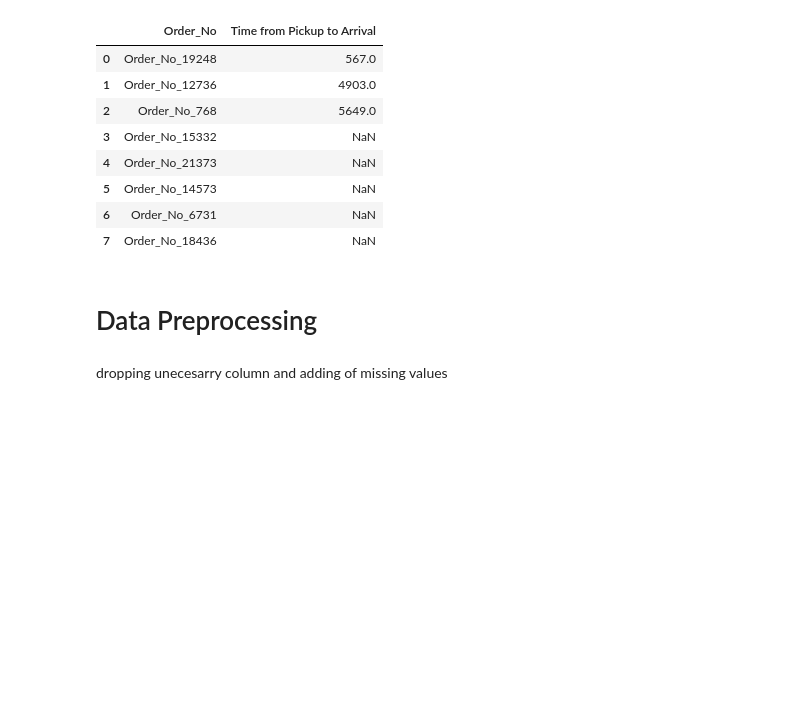
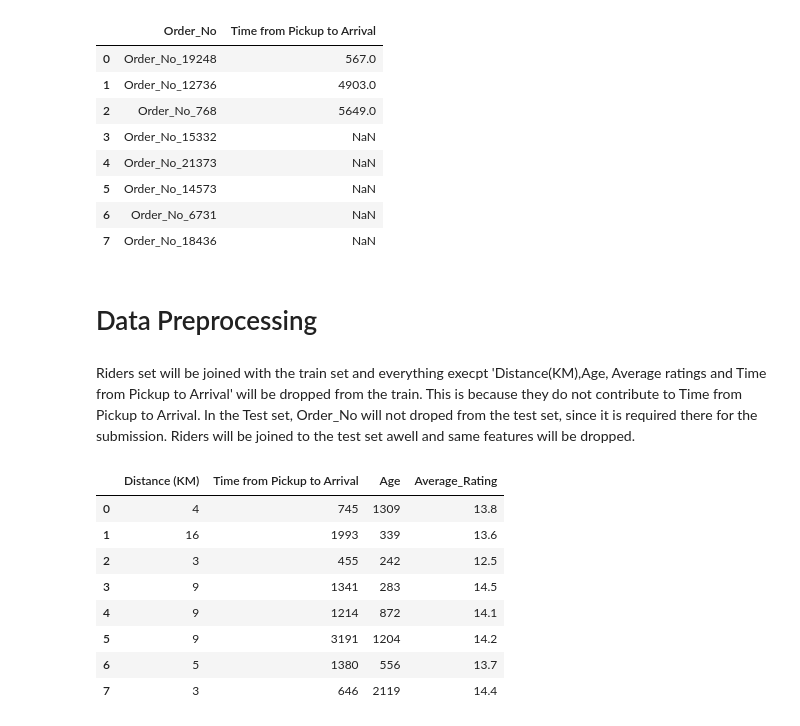
Before and after one commit to Team24-Regression/Regression_Predict_Package, a Jupyter notebook: regression_notebook.ipynb, the cells around one changed output. Cells and saved outputs as stored; diff of their text form; code cells hidden in the pictures; blank space fills up the shorter version.

```diff
--- a/regression_notebook.ipynb
+++ b/regression_notebook.ipynb
@@ -274,5 +274,31 @@ SampleSubmission_df.head(8)
 | 7 | Order_No_18436 | NaN |
 # %% [markdown]
 # Data Preprocessing
-# %% [markdown]
-dropping unecesarry column and adding of missing values
+# %% [markdown]
+Riders set will be joined with the train set and everything execpt 'Distance(KM),Age, Average ratings and Time from Pickup to Arrival' will be dropped from the train. This is because they do not contribute to Time from Pickup to Arrival. In the Test set, Order_No will not droped from the test set, since it is required there for the submission. Riders will be joined to the test set awell and same features will be dropped.
+# %%
+Train_df = pd.merge(Train_df, Riders_df, left_on='Rider Id', right_on='Rider Id', how='left').drop(["Order No","User Id",
+        "Rider Id",'Vehicle Type', 'Platform Type', "Personal or Business",
+        "Arrival at Pickup - Day of Month", "Arrival at Pickup - Weekday (Mo = 1)", "Arrival at Pickup - Time",
+        "Pickup - Day of Month", "Pickup - Weekday (Mo = 1)",
+        "Pickup - Time", "Arrival at Destination - Day of Month",
+        "Arrival at Destination - Weekday (Mo = 1)",
+        "Arrival at Destination - Time","Placement - Day of Month",
+        "Placement - Weekday (Mo = 1)", "Placement - Time",
+        "Confirmation - Day of Month", "Confirmation - Weekday (Mo = 1)",
+        "Confirmation - Time", "Temperature", "Precipitation in millimeters",
+        "Pickup Lat", "Pickup Long", "Destination Lat", "Destination Long",
+        "No_Of_Orders","No_of_Ratings"], axis=1)
+# %%
+# A look at training set before start training the models.
+Train_df.head(8)
+# %% [output]
+|  | Distance (KM) | Time from Pickup to Arrival | Age | Average_Rating |
+| 0 | 4 | 745 | 1309 | 13.8 |
+| 1 | 16 | 1993 | 339 | 13.6 |
+| 2 | 3 | 455 | 242 | 12.5 |
+| 3 | 9 | 1341 | 283 | 14.5 |
+| 4 | 9 | 1214 | 872 | 14.1 |
+| 5 | 9 | 3191 | 1204 | 14.2 |
+| 6 | 5 | 1380 | 556 | 13.7 |
+| 7 | 3 | 646 | 2119 | 14.4 |
```
Also changed, not shown: parts of 4 cells of this notebook.
